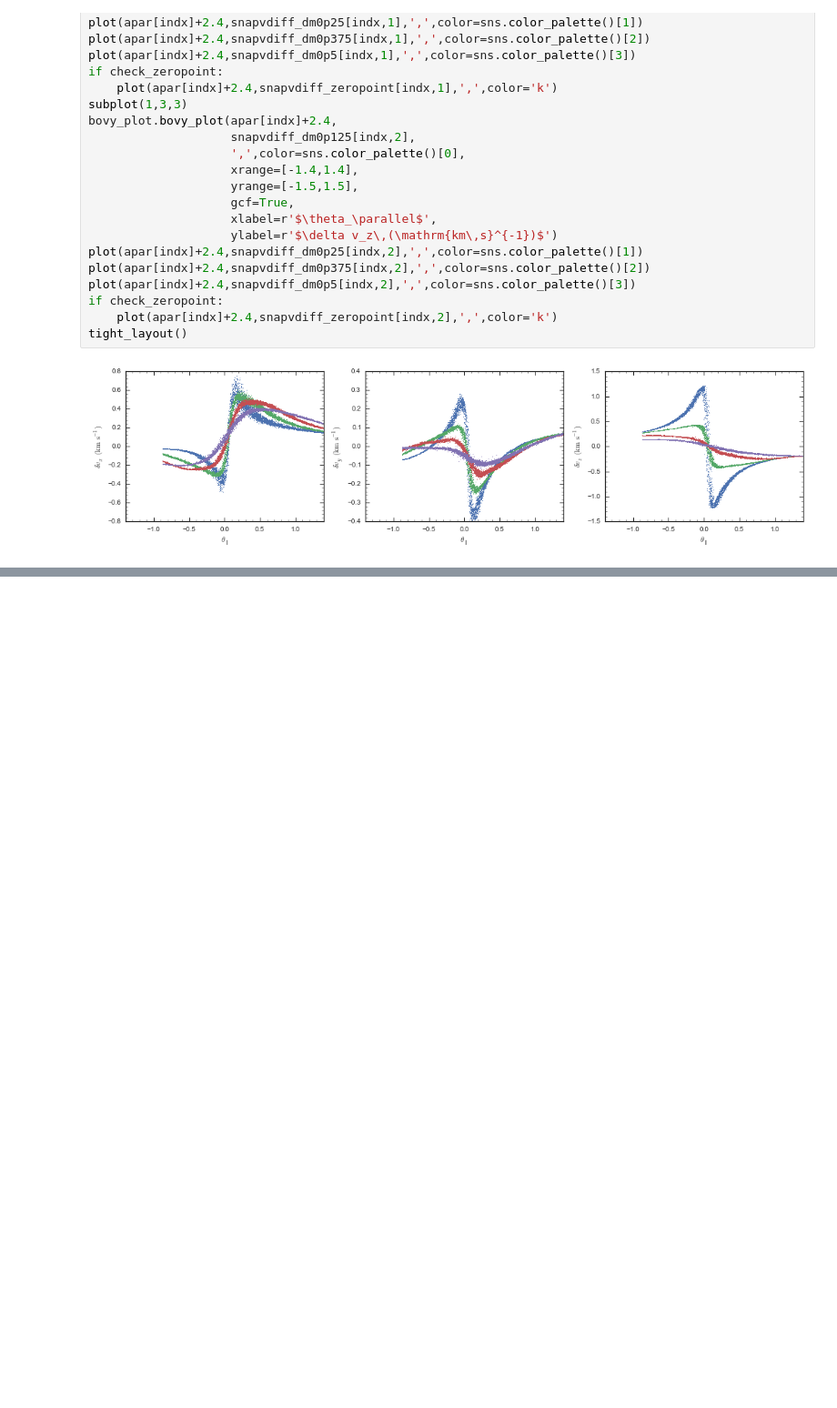
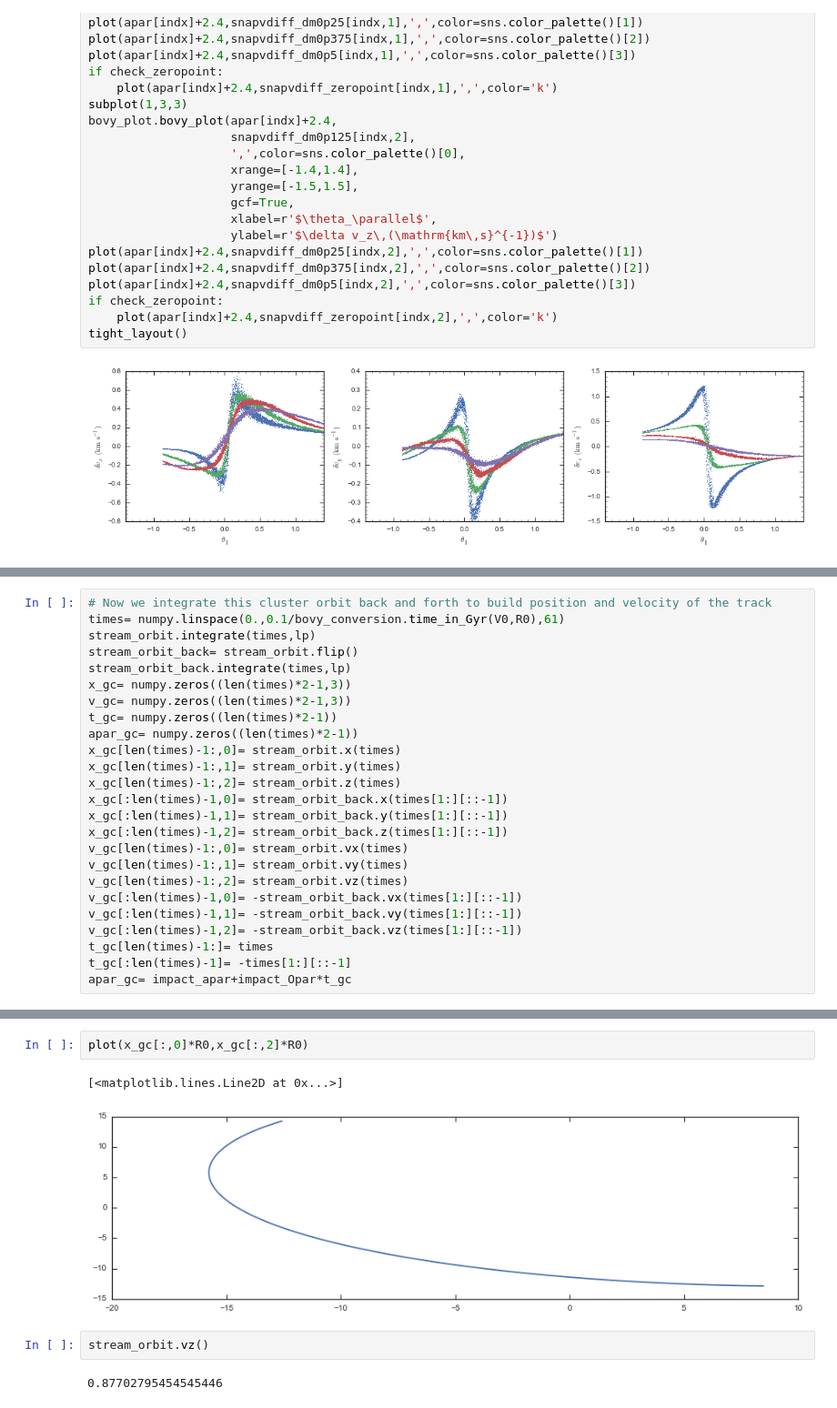
Before and after one commit to jobovy/stream-stream, a Jupyter notebook: py/SnapshotAnalysis.ipynb, the cells around one changed output, grey strips where cells are left out. Shown: that part at 91% size. Cells and saved outputs as stored; diff of their text form; blank space fills up the shorter version.

```diff
--- a/py/SnapshotAnalysis.ipynb
+++ b/py/SnapshotAnalysis.ipynb
@@ -459,0 +515,25 @@ tight_layout()
+# %%
+# Now we integrate this cluster orbit back and forth to build position and velocity of the track
+times= numpy.linspace(0.,0.1/bovy_conversion.time_in_Gyr(V0,R0),61)
+stream_orbit.integrate(times,lp)
+stream_orbit_back= stream_orbit.flip()
+stream_orbit_back.integrate(times,lp)
+x_gc= numpy.zeros((len(times)*2-1,3))
+v_gc= numpy.zeros((len(times)*2-1,3))
+t_gc= numpy.zeros((len(times)*2-1))
+apar_gc= numpy.zeros((len(times)*2-1))
+x_gc[len(times)-1:,0]= stream_orbit.x(times)
+x_gc[len(times)-1:,1]= stream_orbit.y(times)
+x_gc[len(times)-1:,2]= stream_orbit.z(times)
+x_gc[:len(times)-1,0]= stream_orbit_back.x(times[1:][::-1])
+x_gc[:len(times)-1,1]= stream_orbit_back.y(times[1:][::-1])
+x_gc[:len(times)-1,2]= stream_orbit_back.z(times[1:][::-1])
+v_gc[len(times)-1:,0]= stream_orbit.vx(times)
+v_gc[len(times)-1:,1]= stream_orbit.vy(times)
+v_gc[len(times)-1:,2]= stream_orbit.vz(times)
+v_gc[:len(times)-1,0]= -stream_orbit_back.vx(times[1:][::-1])
+v_gc[:len(times)-1,1]= -stream_orbit_back.vy(times[1:][::-1])
+v_gc[:len(times)-1,2]= -stream_orbit_back.vz(times[1:][::-1])
+t_gc[len(times)-1:]= times
+t_gc[:len(times)-1]= -times[1:][::-1]
+apar_gc= impact_apar+impact_Opar*t_gc
@@ -459,0 +584,9 @@ tight_layout()
+# %%
+plot(x_gc[:,0]*R0,x_gc[:,2]*R0)
+# %% [output]
+[<matplotlib.lines.Line2D at 0x...>]
+[figure, added]
+# %%
+stream_orbit.vz()
+# %% [output]
+0.87702795454545446
```
Also changed, not shown: parts of 12 cells of this notebook.
